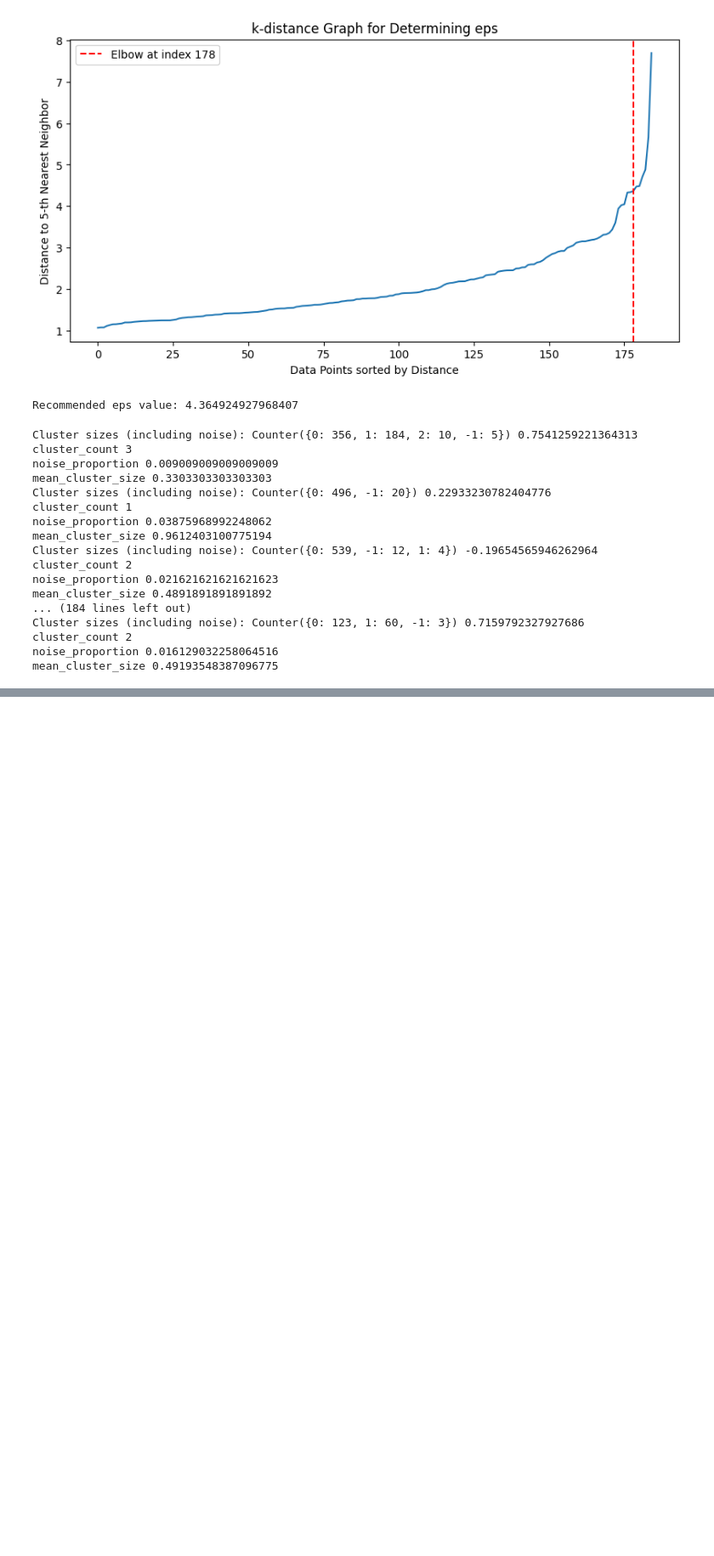
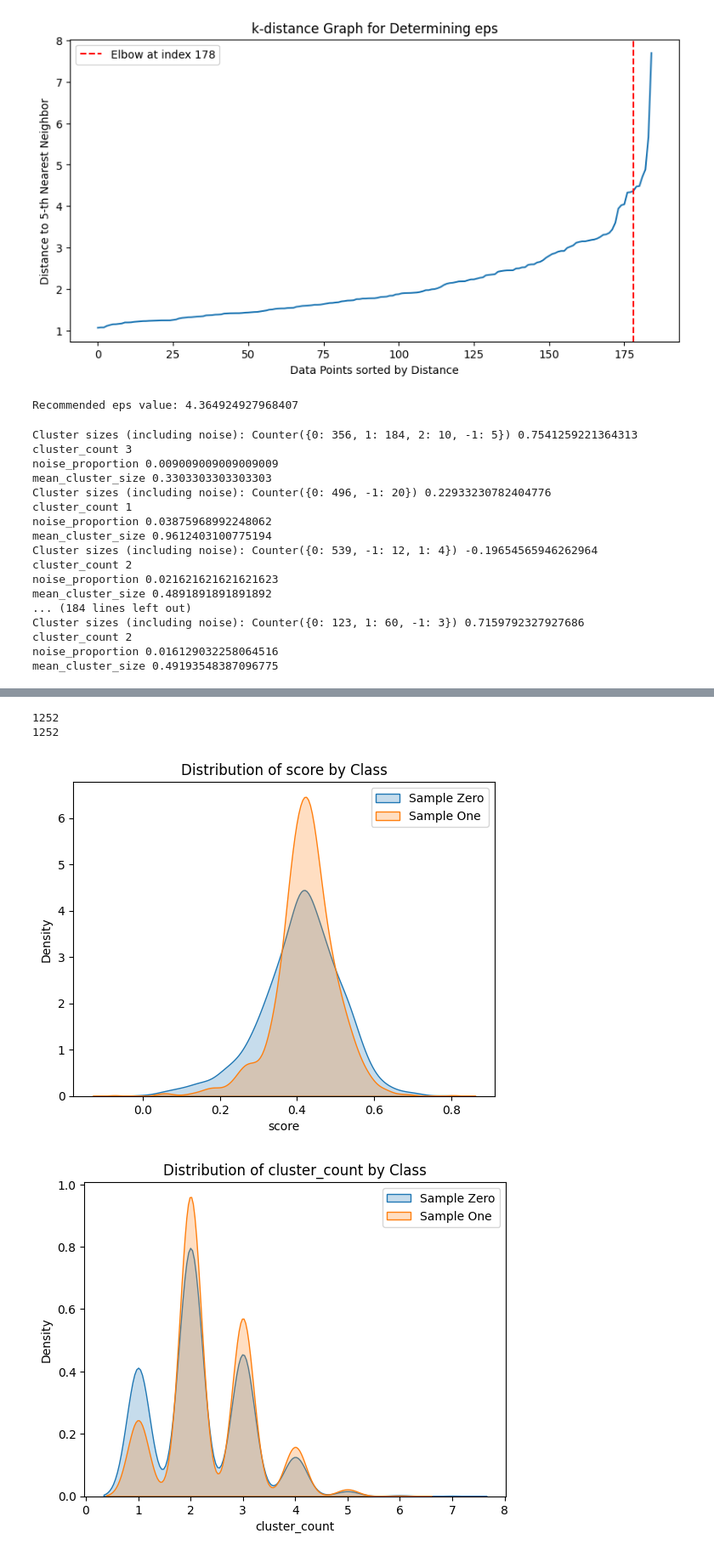
Before and after one commit to yunethiri/DSA4262-geneandtonic, a Jupyter notebook: dbscan.ipynb, the cells around one changed output, grey strips where cells are left out. Shown: that part at 85% size. Drawn from its saved outputs; the diff is of its cells as text; code cells hidden in the pictures; blank space fills up the shorter version.

```diff
--- a/dbscan.ipynb
+++ b/dbscan.ipynb
@@ -29,7 +29,7 @@ with open(df_raw, 'r') as file:
 datapoint_zero = []
 datapoint_one = []
 start = time.time()
-for datapoint in data_list[0:1000]:
+for datapoint in data_list[0:30000]:
     for tId, tPos in datapoint.items():
         specific_transcript_id = tId
         for pos, seq in tPos.items():
@@ -127,6 +129,6 @@ Clustering data saved as clustered_data_dbscan.pkl
 # %%
-sample_zero = datapoint_zero[0:50]
-sample_one = datapoint_one[0:50]
+sample_zero = datapoint_zero
+sample_one = datapoint_one
 # %%
 import numpy as np
 from sklearn.cluster import DBSCAN
@@ -264,14 +266,22 @@ cluster_count 2
 noise_proportion 0.016129032258064516
 mean_cluster_size 0.49193548387096775
 # %%
-data = sample_zero[4]
+from sklearn.preprocessing import StandardScaler
+features_zero = []
+features_one = []
+dimensions = 2
+auto_eps = False
+eps = 0.8
 
 for idx, data in enumerate(sample_one):
     data = np.array(data)
     split_data = data.reshape(-1, 3, 3)  # (x, 9) becomes (x, 3, 3)
     # Reshape to combine the first and second dimensions, resulting in a (3*x, 3) array
     split_data = split_data.reshape(-1, 3)
-    data = split_data
+
+    scaler = StandardScaler()
+    scaled_data = scaler.fit_transform(split_data)
+    data = scaled_data
     # Set k for k-nearest neighbors (4 or 5 is a common choice)
     k = 5
     features = {}
@@ -288,8 +298,8 @@ for idx, data in enumerate(sample_one):
     # Recommended eps value based on the elbow point
     recommended_eps = distances[elbow_point]
 
-    eps = recommended_eps  # Example value; tune based on data
-    min_samples = 3  # Example value; tune based on data
+    eps = recommended_eps if auto_eps else eps
+    min_samples = dimensions  # Example value; tune based on data
     dbscan = DBSCAN(eps=eps, min_samples=min_samples)
     labels = dbscan.fit_predict(data)
     clusters = dbscan.fit(data).labels_
@@ -299,7 +309,7 @@ for idx, data in enumerate(sample_one):
         score = 0
     else:
         score = silhouette_score(data, clusters)
-    print("Cluster sizes (including noise):", cluster_counts, score)
+    features['score'] = score
     features['cluster_count'] = len(set(labels) - {-1})
 
     # 3. Noise Proportion
@@ -308,6 +318,5 @@ for idx, data in enumerate(sample_one):
     # 4. Mean Cluster Size and 5. Variance in Cluster Sizes
     cluster_sizes = [size for label, size in Counter(labels).items() if label != -1]
     features['mean_cluster_size'] = np.mean(cluster_sizes)/len(data)
-
-    for k, v in features.items():
-        print(k, v)
+    features['recco'] = recommended_eps
+    features_one.append(features)
@@ -331,0 +376,25 @@ mean_cluster_size 0.49324324324324326
+# %%
+print(len(features_zero))
+print(len(features_one))
+# %% [output]
+1252
+1252
+# %%
+import matplotlib.pyplot as plt
+import seaborn as sns
+
+df_zero = pd.DataFrame(features_zero)
+df_one = pd.DataFrame(features_one)
+
+features_to_plot = ['score', 'cluster_count', 'noise_proportion', 'mean_cluster_size', 'recco']
+
+for feature in features_to_plot:
+    plt.figure()
+    sns.kdeplot(df_zero[feature], label='Sample Zero', fill=True)
+    sns.kdeplot(df_one[feature], label='Sample One', fill=True)
+    plt.title(f'Distribution of {feature} by Class')
+    plt.legend()
+    plt.show()
+# %% [output]
+[figure, added]
+[figure, added]
```
Also changed, not shown: parts of 15 cells of this notebook.
